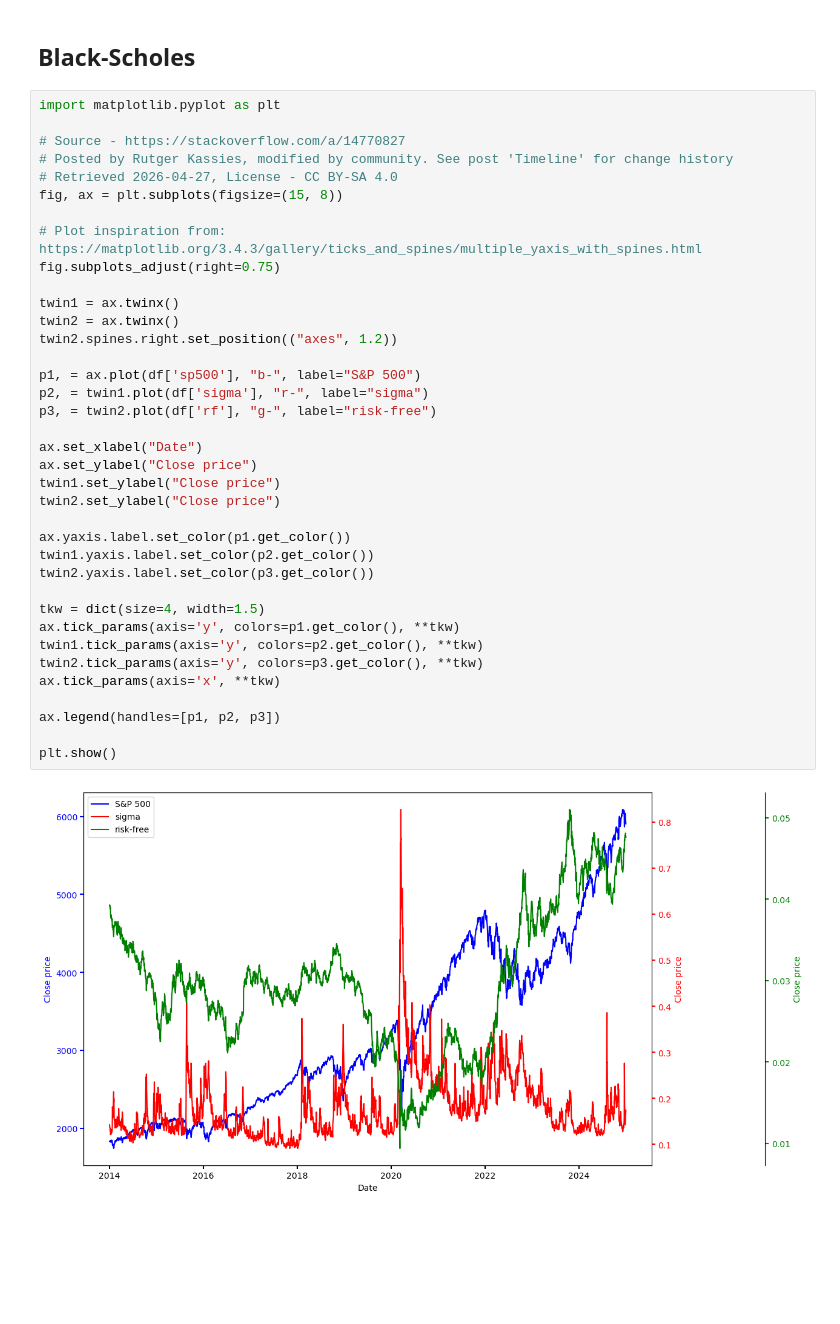
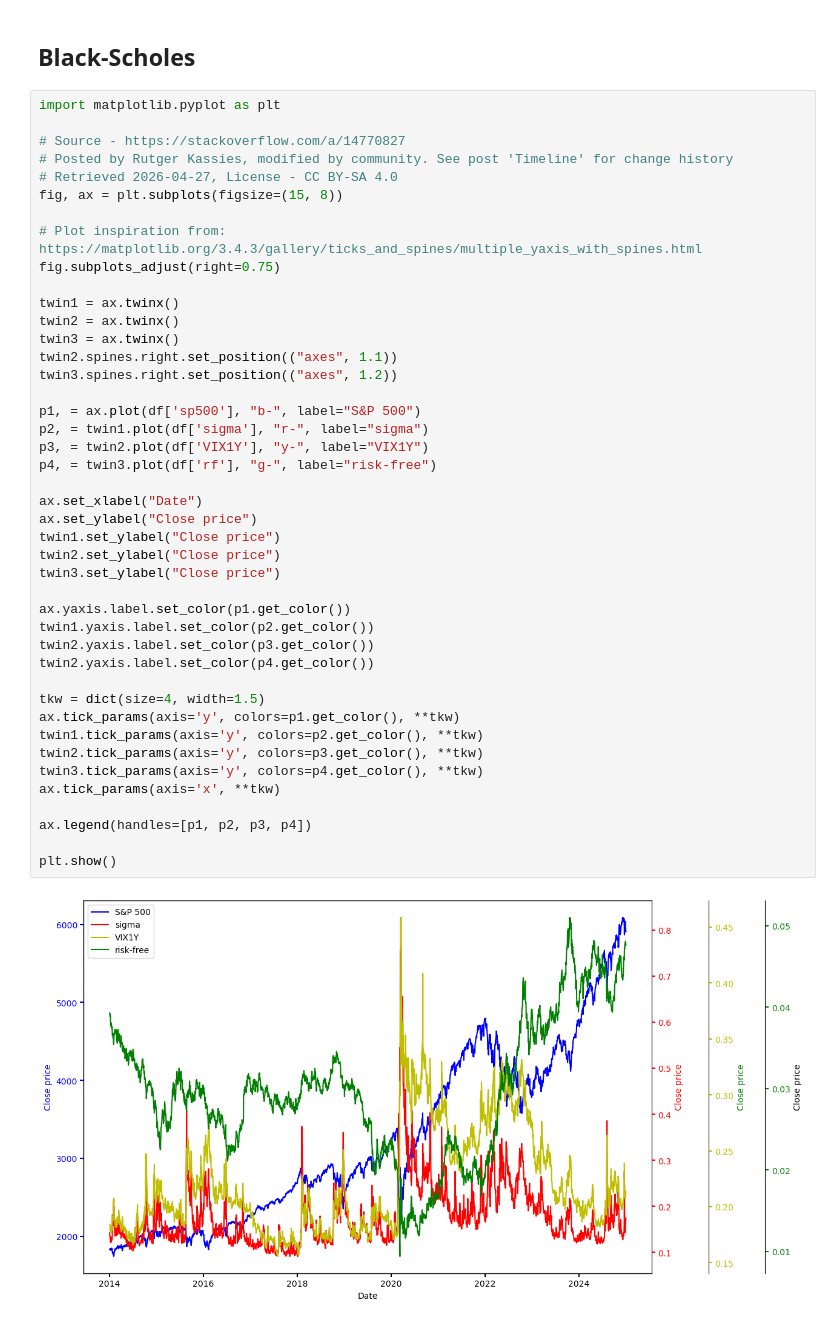
Before and after one commit to AlexanderJarvheden/DynamicPortfolioAllocationEuropeanOptions, a Jupyter notebook: optimization_algo.ipynb, the cells around one changed output. Cells and saved outputs as stored; diff of their text form; blank space fills up the shorter version.

```diff
--- a/optimization_algo.ipynb
+++ b/optimization_algo.ipynb
@@ -96,37 +76,43 @@ import matplotlib.pyplot as plt
 # Retrieved 2026-04-27, License - CC BY-SA 4.0
 fig, ax = plt.subplots(figsize=(15, 8))
 
 # Plot inspiration from: https://matplotlib.org/3.4.3/gallery/ticks_and_spines/multiple_yaxis_with_spines.html
 fig.subplots_adjust(right=0.75)
 
 twin1 = ax.twinx()
 twin2 = ax.twinx()
-twin2.spines.right.set_position(("axes", 1.2))
+twin3 = ax.twinx()
+twin2.spines.right.set_position(("axes", 1.1))
+twin3.spines.right.set_position(("axes", 1.2))
 
 p1, = ax.plot(df['sp500'], "b-", label="S&P 500")
 p2, = twin1.plot(df['sigma'], "r-", label="sigma")
-p3, = twin2.plot(df['rf'], "g-", label="risk-free")
+p3, = twin2.plot(df['VIX1Y'], "y-", label="VIX1Y")
+p4, = twin3.plot(df['rf'], "g-", label="risk-free")
 
 ax.set_xlabel("Date")
 ax.set_ylabel("Close price")
 twin1.set_ylabel("Close price")
 twin2.set_ylabel("Close price")
+twin3.set_ylabel("Close price")
 
 ax.yaxis.label.set_color(p1.get_color())
 twin1.yaxis.label.set_color(p2.get_color())
 twin2.yaxis.label.set_color(p3.get_color())
+twin2.yaxis.label.set_color(p4.get_color())
 
 tkw = dict(size=4, width=1.5)
 ax.tick_params(axis='y', colors=p1.get_color(), **tkw)
 twin1.tick_params(axis='y', colors=p2.get_color(), **tkw)
 twin2.tick_params(axis='y', colors=p3.get_color(), **tkw)
+twin3.tick_params(axis='y', colors=p4.get_color(), **tkw)
 ax.tick_params(axis='x', **tkw)
 
-ax.legend(handles=[p1, p2, p3])
+ax.legend(handles=[p1, p2, p3, p4])
 
 plt.show()
 # %% [output]
-[figure, old version]
+[figure, new version]
 # %%
 # Taken from: https://theaiquant.medium.com/mastering-the-black-scholes-model-with-python-a-comprehensive-guide-to-option-pricing-11af712697b7
 import numpy as np
```
Also changed, not shown: parts of 3 cells of this notebook.
